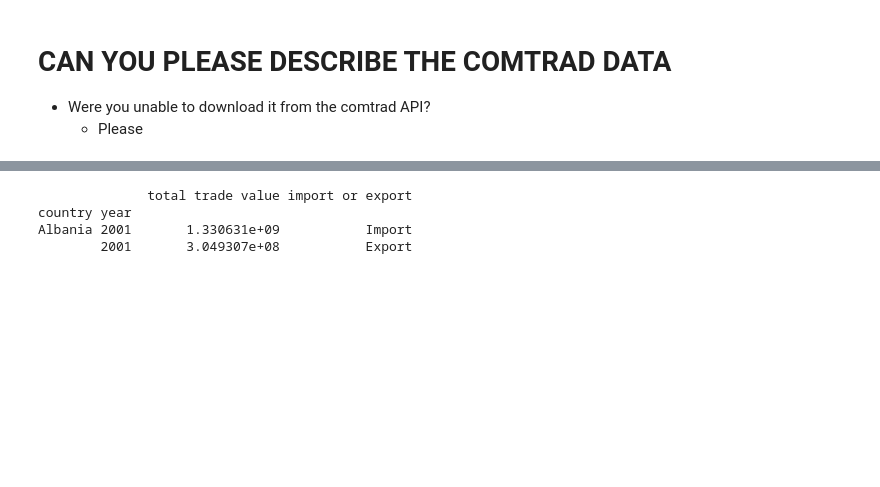
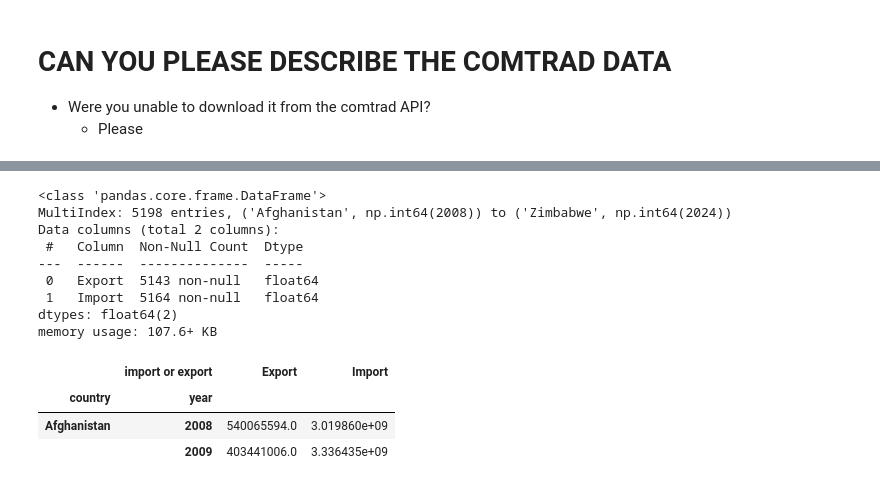
Before and after one commit to Graspp-25-Spring/graspp-25S-trade, a Jupyter notebook: notebooks/milestone_1.ipynb, the cells around one changed output, grey strips where cells are left out. Drawn from its saved outputs; the diff is of its cells as text; code cells hidden in the pictures; blank space fills up the shorter version.

```diff
--- a/notebooks/milestone_1.ipynb
+++ b/notebooks/milestone_1.ipynb
@@ -169,20 +179,24 @@ df_2001_raw.head(2)
 # %%
+df_trade_extract = df_un_trade[['reporterDesc', 'refYear', 'primaryValue', 'flowDesc']].dropna()
+df_trade_rename = df_trade_extract.rename({"reporterDesc":'country', "refYear":'year', "primaryValue":'total trade value',"flowDesc":'import or export'}, axis=1)
+df_trade_clean = df_trade_rename.pivot(index=['country', 'year'], columns="import or export", values="total trade value")
 
-
-df_2001 = df_2001_raw[['reporterDesc', 'refYear', 'primaryValue', 'flowDesc']].dropna()
-
-df_2001 = df_2001.rename({"reporterDesc":'country', "refYear":'date', "primaryValue":'total trade value', "flowDesc":'import or export'}, axis=1)
-
-df_2001 = df_2001.rename({"date":'year'}, axis=1)
-df_2001 = df_2001.set_index(['country', 'year'])
-
-
-print (df_2001.head(2))
+df_trade_clean.info()
+df_trade_clean.head(2)
 # %% [output]
-              total trade value import or export
-country year
-Albania 2001       1.330631e+09           Import
-        2001       3.049307e+08           Export
+<class 'pandas.core.frame.DataFrame'>
+MultiIndex: 5198 entries, ('Afghanistan', np.int64(2008)) to ('Zimbabwe', np.int64(2024))
+Data columns (total 2 columns):
+ #   Column  Non-Null Count  Dtype
+---  ------  --------------  -----
+ 0   Export  5143 non-null   float64
+ 1   Import  5164 non-null   float64
+dtypes: float64(2)
+memory usage: 107.6+ KB
+|  | import or export | Export | Import |
+| country | year |  |  |
+| Afghanistan | 2008 | 540065594.0 | 3.019860e+09 |
+|  | 2009 | 403441006.0 | 3.336435e+09 |
 # %%
 df_melt = df_melt.set_index(['country', 'year'])
 # %%
```
Also changed, not shown: parts of 16 cells of this notebook, 1 other file.
